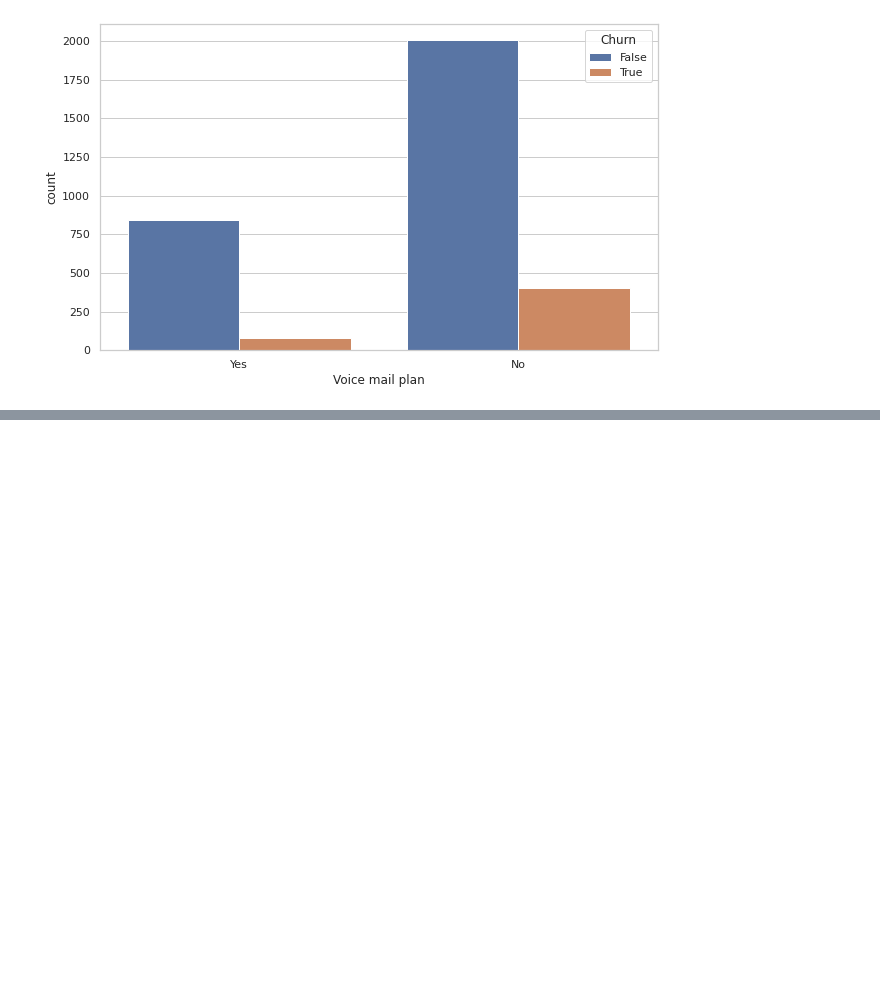
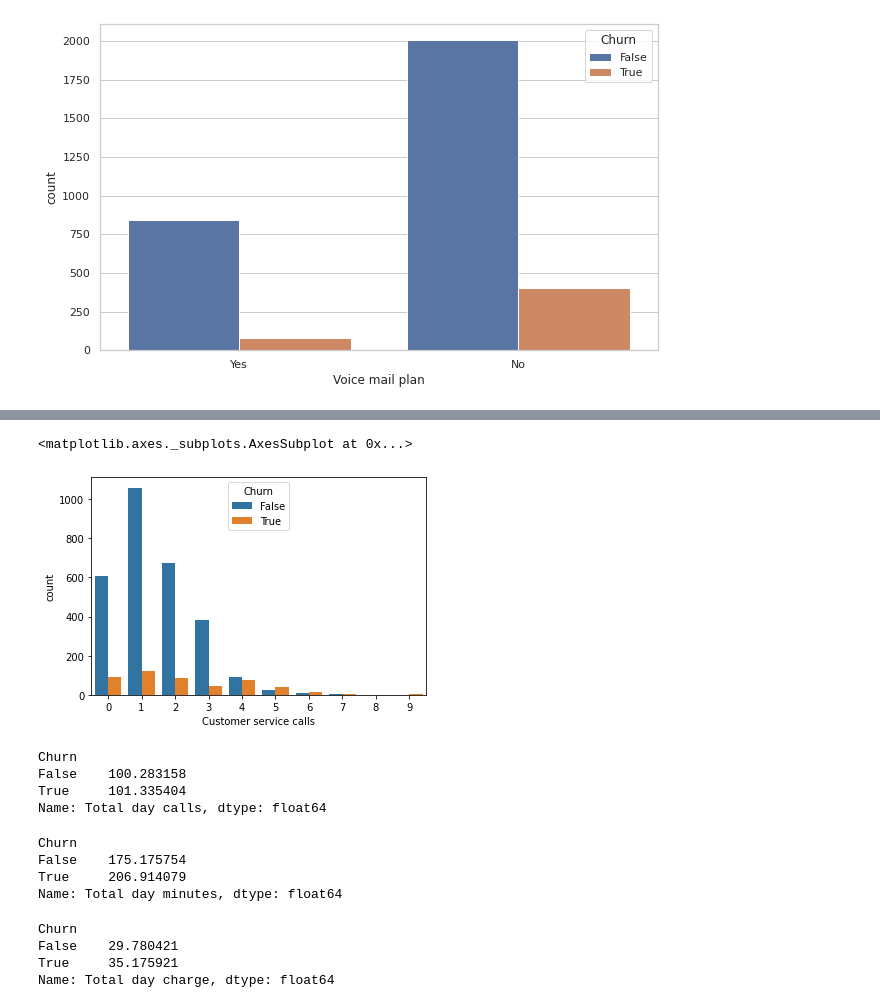
Before and after one commit to Ankitgpt357/EDA-telecom_churn-analysis2, a Jupyter notebook: My_EDA_telecom_churn_analysis.ipynb, the cells around one changed output, grey strips where cells are left out. Cells and saved outputs as stored; diff of their text form; code cells hidden in the pictures; blank space fills up the shorter version.

```diff
--- a/My_EDA_telecom_churn_analysis.ipynb
+++ b/My_EDA_telecom_churn_analysis.ipynb
@@ -645,0 +679,26 @@ sns.countplot(x='Voice mail plan',hue="Churn",data = telecom)
+# %%
+sns.countplot(x='Customer service calls',hue="Churn",data = telecom)
+# %% [output]
+<matplotlib.axes._subplots.AxesSubplot at 0x...>
+[figure, added]
+# %%
+print(telecom.groupby(["Churn"])['Total day calls'].mean())
+# %% [output]
+Churn
+False    100.283158
+True     101.335404
+Name: Total day calls, dtype: float64
+# %%
+print(telecom.groupby(["Churn"])['Total day minutes'].mean())
+# %% [output]
+Churn
+False    175.175754
+True     206.914079
+Name: Total day minutes, dtype: float64
+# %%
+print(telecom.groupby(["Churn"])['Total day charge'].mean())
+# %% [output]
+Churn
+False    29.780421
+True     35.175921
+Name: Total day charge, dtype: float64
```
Also changed, not shown: parts of 35 cells of this notebook.
